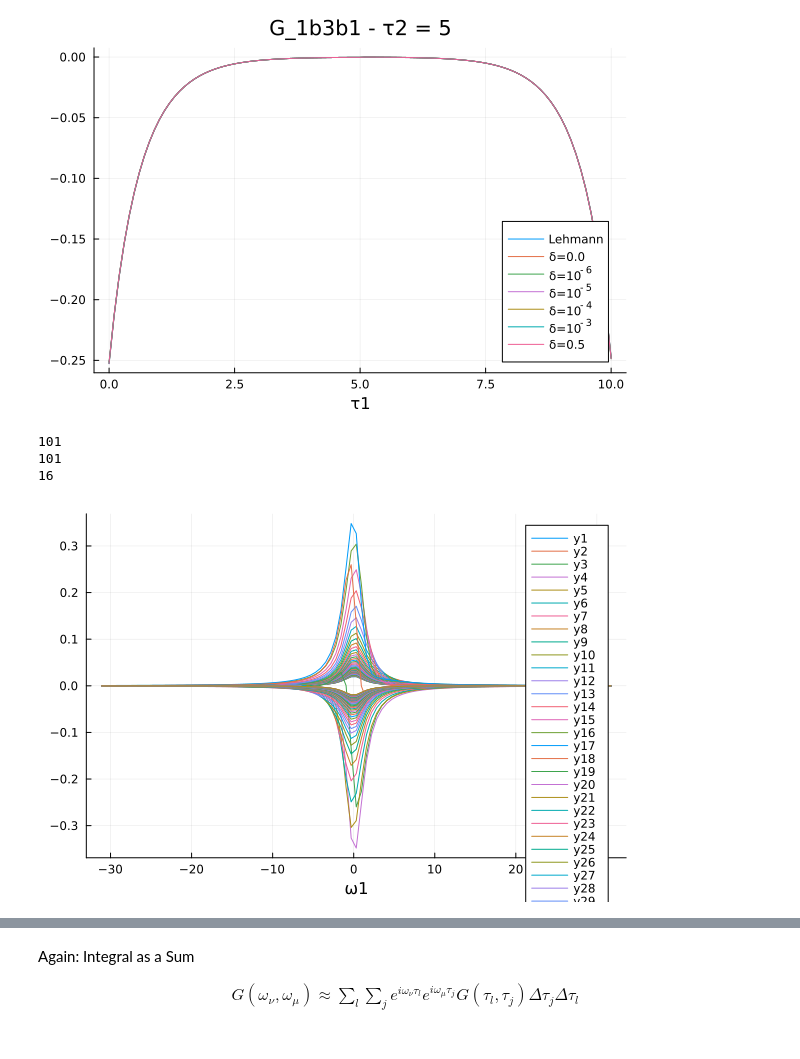
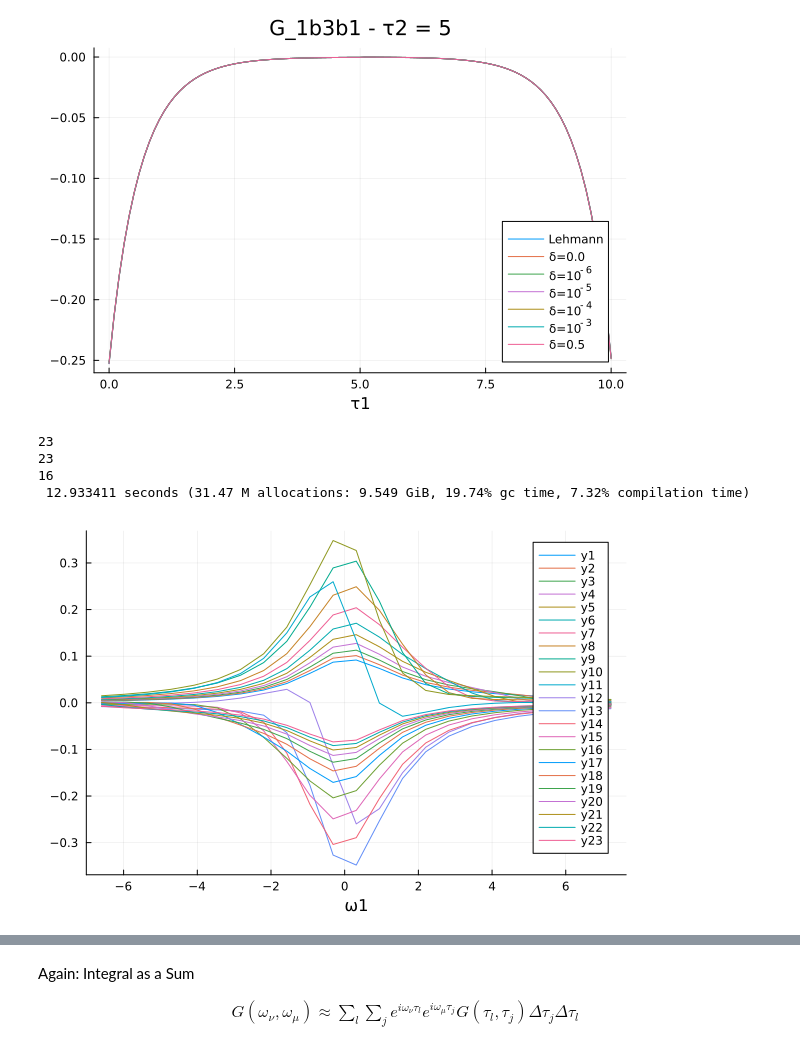
Before and after one commit to SuperMX/HubbardIR, a Jupyter notebook: 3-point Fourier Transform of Green's Functions with Intermediate Representations on Hubbard Models.ipynb, the cells around one changed output, grey strips where cells are left out. Saved outputs shown, nothing was run; the diff lists cells and outputs as text; code cells hidden in the pictures.

```diff
--- a/3-point Fourier Transform of Green's Functions with Intermediate Representations on Hubbard Models.ipynb
+++ b/3-point Fourier Transform of Green's Functions with Intermediate Representations on Hubbard Models.ipynb
@@ -201,20 +202,21 @@ plot(τ1_arr,[G_1b3b1_Lehmann[:,6],G_1b3b1_00[:,6],G_1b3b1_0000001[:,6],G_1b3b1_
 # %% [output]
 [figure]
 # %%
-n_max3 = 50
+n_max3 = 11
 n_max = n_max3
 n3 = collect(-n_max:1:n_max)
 n=n3
 β = β3
 ω3 = (2n.+1)*π/β
 
-lehmann3 = G_ABC_Lehmann(A3,B3,C3,τ1_arr,τ2_arr,H3,β3, n_max3, n_max3)[:,:]
+@time lehmann3 = G_ABC_Lehmann(A3,B3,C3,τ1_arr,τ2_arr,H3,β3, n_max3, n_max3)[:,:]
 transform3_Lehmann = imag(lehmann3)
 transform3_Lehmann_real = real(lehmann3)
 
 plot(ω3, transform3_Lehmann, lw = 1, xlabel = "ω1",fmt = :png)
 # %% [output]
-101
-101
+23
+23
 16
+ 12.933411 seconds (31.47 M allocations: 9.549 GiB, 19.74% gc time, 7.32% compilation time)
-[figure, old version]
+[figure, new version]
```
Also changed, not shown: parts of 32 cells of this notebook, 4 other files.
